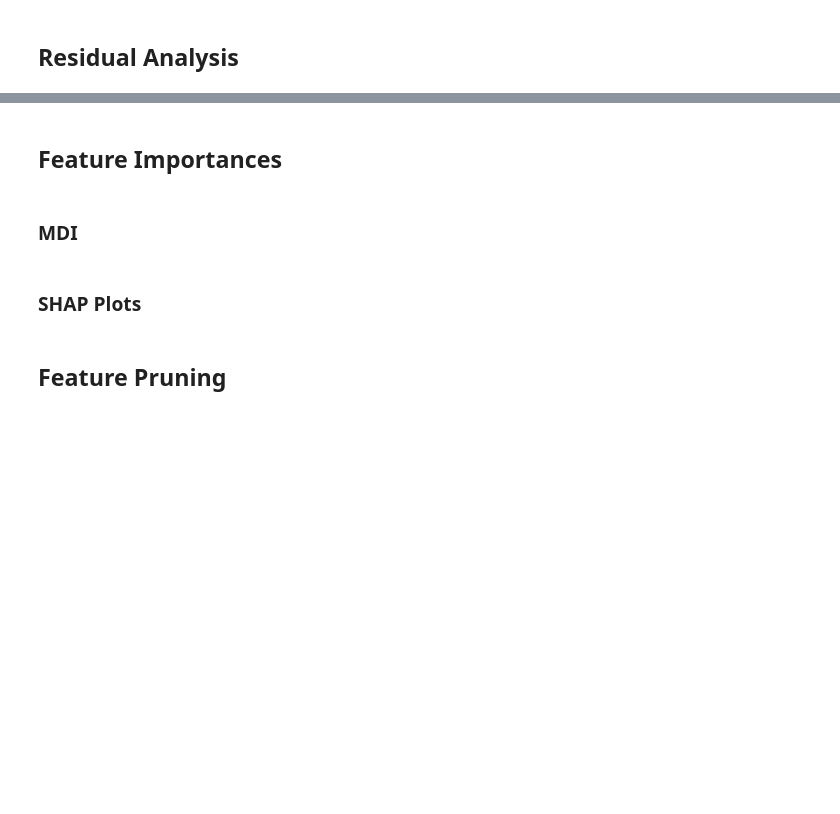
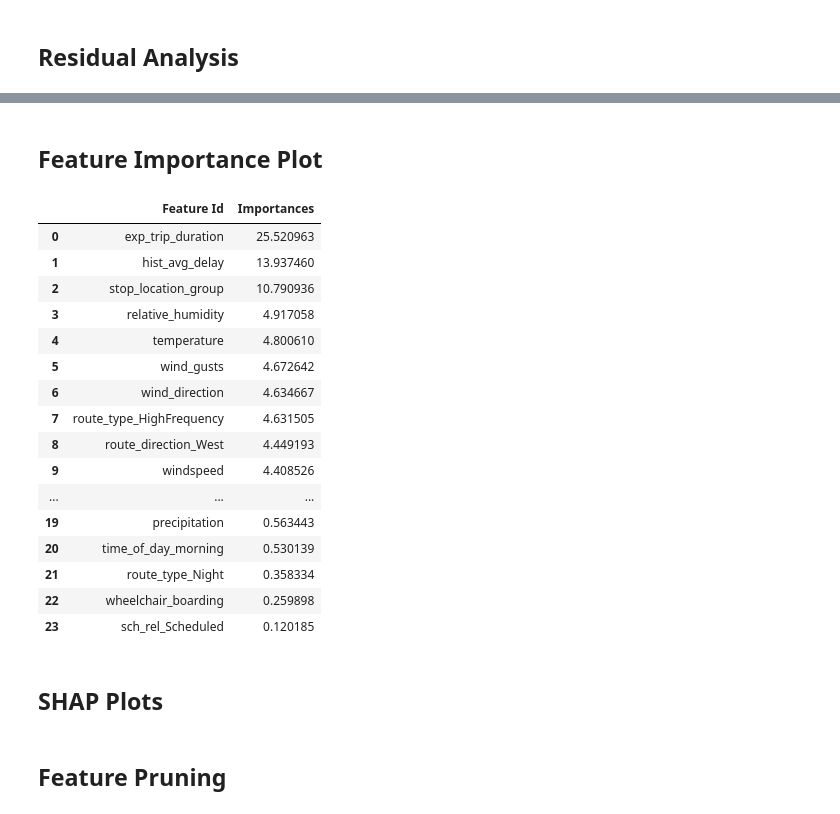
Before and after one commit to nadpierre/stm-transit-delay-prediction, a Jupyter notebook: notebooks/data_modeling.ipynb, the cells around one changed output, grey strips where cells are left out. Saved outputs shown, nothing was run; the diff lists cells and outputs as text; code cells hidden in the pictures; blank space fills up the shorter version.

Commit message:
feature importances for catboost

```diff
--- a/notebooks/data_modeling.ipynb
+++ b/notebooks/data_modeling.ipynb
@@ -663,9 +670,29 @@ Interpret plot
 # %% [markdown]
-## Feature Importances
+## Feature Importance Plot
-# %% [markdown]
-### MDI
+# %%
+feature_importances = best_model.get_feature_importance(prettified=True)
+feature_importances = feature_importances.sort_values(by='Importances', ascending=False)
+feature_importances
+# %% [output]
+|  | Feature Id | Importances |
+| 0 | exp_trip_duration | 25.520963 |
+| 1 | hist_avg_delay | 13.937460 |
+| 2 | stop_location_group | 10.790936 |
+| 3 | relative_humidity | 4.917058 |
+| 4 | temperature | 4.800610 |
+| 5 | wind_gusts | 4.672642 |
+| 6 | wind_direction | 4.634667 |
+| 7 | route_type_HighFrequency | 4.631505 |
+| 8 | route_direction_West | 4.449193 |
+| 9 | windspeed | 4.408526 |
+| ... | ... | ... |
+| 19 | precipitation | 0.563443 |
+| 20 | time_of_day_morning | 0.530139 |
+| 21 | route_type_Night | 0.358334 |
+| 22 | wheelchair_boarding | 0.259898 |
+| 23 | sch_rel_Scheduled | 0.120185 |
 # %% [markdown]
-### SHAP Plots
+## SHAP Plots
 # %% [markdown]
 ## Feature Pruning
 # %% [markdown]
```
Also changed, not shown: parts of 29 cells of this notebook, 5 other files.
